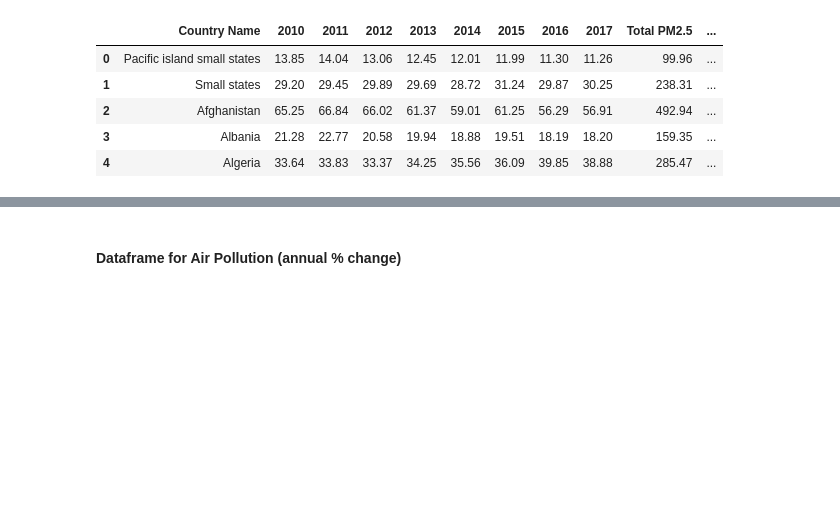
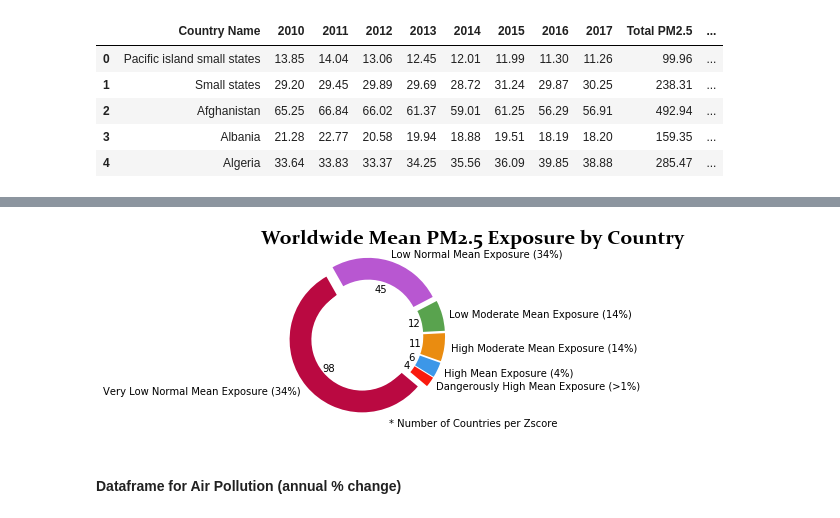
Before and after one commit to JosefinaAureaAmaro/00_Project_Python_DataAnalysis, a Jupyter notebook: Summarized_Dataframe_Analysis.ipynb, the cells around one changed output, grey strips where cells are left out. Saved outputs shown, nothing was run; the diff lists cells and outputs as text; code cells hidden in the pictures; blank space fills up the shorter version.

Commit message:
added pie charts

```diff
--- a/Summarized_Dataframe_Analysis.ipynb
+++ b/Summarized_Dataframe_Analysis.ipynb
@@ -302,3 +306,10 @@ Name: Total PM2.5 %, dtype: float64
+# %%
+#to get zscore for Total PM2.5%
+air_pollu_subtotals_std = stats.zscore(air_pollu_bin_df['Total PM2.5 %'], axis=0).astype(float).round(2)
+#set zscore to list
+air_pollu_subtotals_std_list =list(air_pollu_subtotals_std)
+#create a new column
+air_pollu_bin_df['Zscore'] = air_pollu_subtotals_std_list
 # %%
 #create bins which will allow us to extract data related to hypothesis
 
@@ -320,7 +335,7 @@ for rows in air_pollu_subtotals_df['Total PM2.5 %']:
      PM25_bins.append(rows)
 # %%
-air_pollu_subtotals_df['Total PM2.5 Bins'] = PM25_bins
-air_pollu_subtotals_df.head()
+air_pollu_bin_df['Total PM2.5 Bins'] = PM25_bins
+air_pollu_bin_df.head()
 # %% [output]
 |  | Country Name | 2010 | 2011 | 2012 | 2013 | 2014 | 2015 | 2016 | 2017 | Total PM2.5 | ... |
 | 0 | Pacific island small states | 13.85 | 14.04 | 13.06 | 12.45 | 12.01 | 11.99 | 11.30 | 11.26 | 99.96 | ... |
@@ -350,0 +346,3 @@ Name: Total PM2.5 %, dtype: float64
+# %%
+summary_air_table = air_pollu_bin_df.groupby('Total PM2.5 Bins')['Country Name'].count().reset_index(name= '# of Countries')
+summary_air_table
@@ -350,0 +357,45 @@ Name: Total PM2.5 %, dtype: float64
+# %%
+#set labels and data for pie chart
+labels = list(summary_air_table['Total PM2.5 Bins'])
+data = list(summary_air_table['# of Countries'])
+# %%
+fig, ax = plt.subplots(figsize=(6, 3), subplot_kw=dict(aspect="equal"))
+
+#to show country values not as a %
+def autopct_format(values):
+    def my_format(pct):
+        total = sum(values)
+        val = int(round(pct*total/100.0))
+        return '{v:d}'.format(v=val)
+    return my_format
+
+#colors (rpg)
+colors = ['#f91a0e','#3c97e8','#ea8c10','#59a34e','#b857d1','#ba0941']
+
+#explsion
+explode = (0.08,0.08,0.08,0.08,0.08,0.08)
+
+#format chart
+wedges, texts, autotexts = ax.pie(data, labels=labels, colors=colors, wedgeprops=dict(width=0.3), autopct=autopct_format(data),textprops=dict(color="black"), startangle=-40, explode = explode)
+
+
+#to make circle chart
+centre_circle = plt.Circle((0,0),0.70,fc='white')
+fig = plt.gcf()
+fig.gca().add_artist(centre_circle)
+
+#change font of headers
+hfont= {'fontname': 'Constantia'}
+tfont = {'fontname': 'Constantia'}
+
+ax.set_title("Worldwide Mean PM2.5 Exposure by Country" , loc='left', **hfont, weight='bold', size=20)
+
+#to add comment at the edge of chart
+plt.gcf().text(0.93,0.04,"* Number of Countries per Zscore", ha="right")
+
+# Equal aspect ratio ensures that pie is drawn as a circle
+ax.axis('equal')
+plt.tight_layout()
+plt.show()
+# %% [output]
+[figure, added]
```
Also changed, not shown: parts of 46 cells of this notebook.
